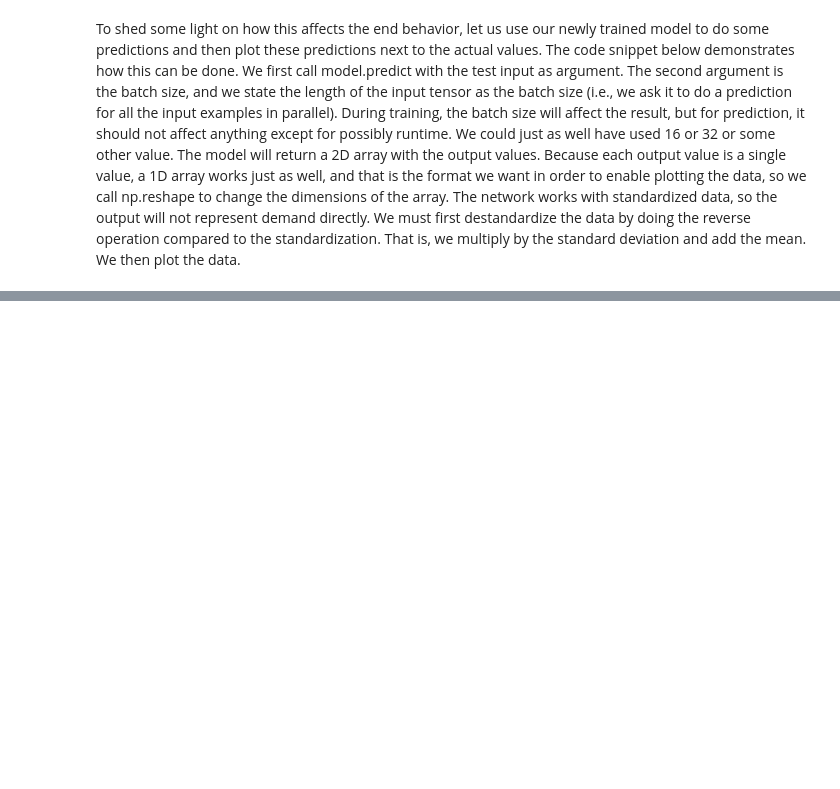
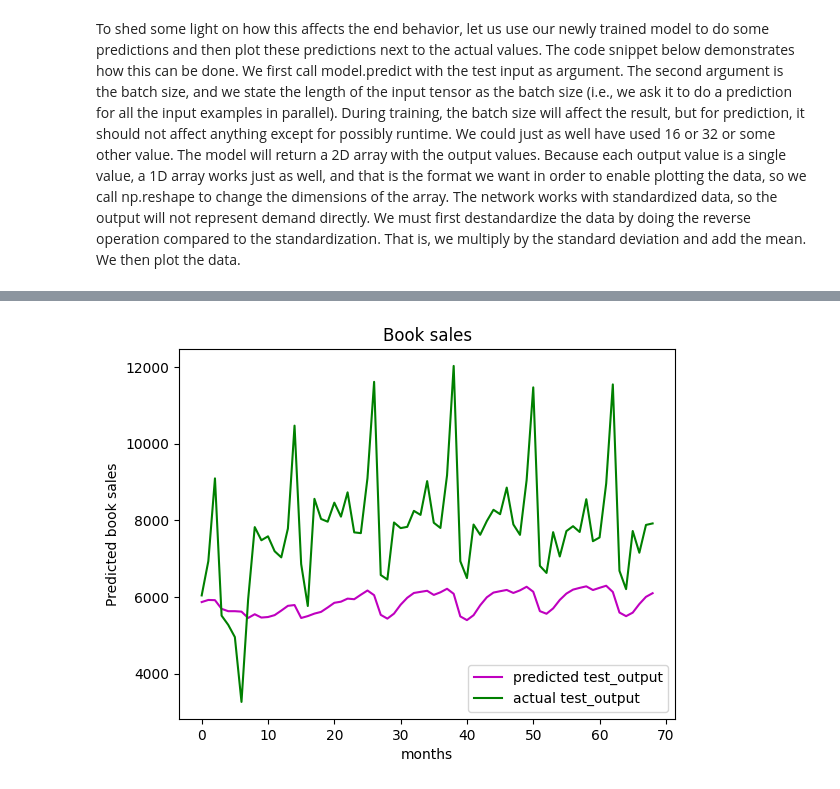
Before and after one commit to that-boxhead/LDL, a Jupyter notebook: tf_framework/v5_3_forecasting_sales.ipynb, the cells around one changed output, grey strips where cells are left out. Cells and saved outputs as stored; diff of their text form; code cells hidden in the pictures; blank space fills up the shorter version.

```diff
--- a/tf_framework/v5_3_forecasting_sales.ipynb
+++ b/tf_framework/v5_3_forecasting_sales.ipynb
@@ -120,7 +122,7 @@ We are finally ready to define and train our network. This is shown in the code
 # Create RNN model
 model = Sequential()
 model.add(Input(shape=(None, 1), batch_size=BATCH_SIZE))
-model.add(SimpleRNN(128, activation='relu'))
+model.add(LSTM(128, activation='relu'))
 model.add(Dense(1, activation='linear'))
 model.compile(loss='mean_squared_error', optimizer = 'adam',
               metrics =['mean_absolute_error'])
@@ -158,8 +192,9 @@ plt.plot(x, predicted_test, 'm-',
 plt.plot(x, test_sales[-(len(test_sales)-MIN):],
          'g-', label='actual test_output')
 plt.title('Book sales')
-plt.axis([0, 55, 0.0, 3000.0])
+#plt.axis([0, 55, 0.0, 3000.0])
 plt.xlabel('months')
 plt.ylabel('Predicted book sales')
 plt.legend()
 plt.show()
+# %% [output]
@@ -165,0 +202 @@ plt.show()
+[figure, added]
```
Also changed, not shown: parts of 6 cells of this notebook, 1 other file.
